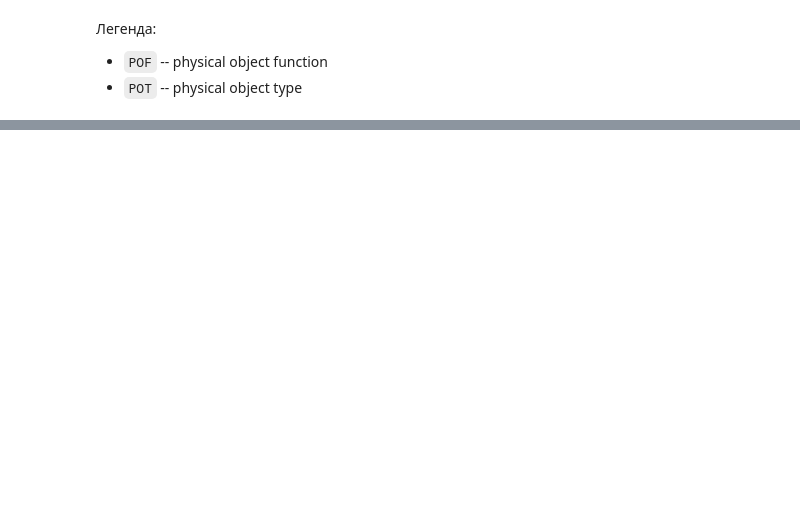
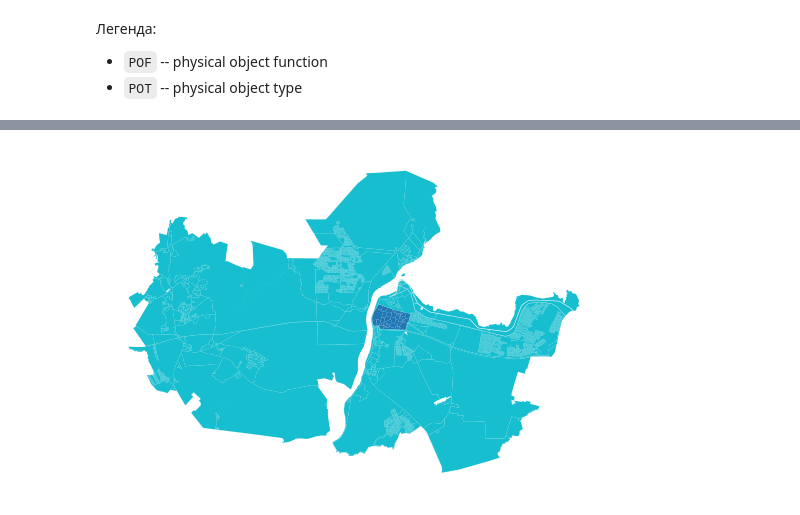
Before and after one commit to vasilstar97/prostor-examples, a Jupyter notebook: examples/Ф35 Ф26 Ф36/0. Подготовка исходных данных.ipynb, the cells around one changed output, grey strips where cells are left out. Cells and saved outputs as stored; diff of their text form; code cells hidden in the pictures; blank space fills up the shorter version.

```diff
--- a/examples/Ф35 Ф26 Ф36/0. Подготовка исходных данных.ipynb
+++ b/examples/Ф35 Ф26 Ф36/0. Подготовка исходных данных.ipynb
@@ -135,0 +186,6 @@ def _get_context_blocks(project_id : int, boundaries : gpd.GeoDataFrame) -> gpd.
+# %%
+from prostor.adapters import adapt_service_types
+
+def get_service_types():
+  service_types = misc.get_service_types()
+  return adapt_service_types(service_types)
@@ -135,0 +197,8 @@ def _get_context_blocks(project_id : int, boundaries : gpd.GeoDataFrame) -> gpd.
+# %%
+from prostor.adapters import adapt_services
+from blocksnet.preprocessing.imputing import impute_services
+
+def _get_context_services(project_id : int, service_types : pd.DataFrame):
+    gdf = projects.get_services(project_id, centers_only=True)
+    gdfs = adapt_services(gdf.reset_index(drop=True), service_types)
+    return {st:impute_services(gdf,st) for st,gdf in gdfs.items()}
@@ -136,13 +249,24 @@ def _get_context_blocks(project_id : int, boundaries : gpd.GeoDataFrame) -> gpd.
+# %%
+service_types = get_service_types()
 # %%
-def get_scenario_blocks(user_scenario_id : int):
+def _get_scenario_info(scenario_id : int) -> tuple[int, int]:
+    scenario = scenarios.get_scenario(scenario_id)
+    project_id = scenario['project']['project_id']
+    project = projects.get_project(project_id)
+    base_scenario_id = project['base_scenario']['id']
+    return project_id, base_scenario_id
+
+def pipeline(user_scenario_id : int, service_types : pd.DataFrame):
     project_id, base_scenario_id = _get_scenario_info(user_scenario_id)
     project_boundaries = _get_project_boundaries(project_id)
-    context_boundaries = _get_context_boundaries(project_id)
+    context_boundaries = _get_context_boundaries(project_id).overlay(project_boundaries, how='difference')
 
-    scenario_blocks = _get_scenario_blocks(user_scenario_id, base_scenario_id, project_boundaries)
-    context_blocks = _get_context_blocks(project_id, context_boundaries.overlay(project_boundaries, how='difference'))
+    scenario_blocks = _scenario_pipeline(user_scenario_id, base_scenario_id, project_boundaries)
+    scenario_blocks['is_context'] = False
+    context_blocks = _context_pipeline(project_id, context_boundaries, service_types)
+    context_blocks['is_context'] = True
     blocks = pd.concat([scenario_blocks, context_blocks]).reset_index(drop=True)
     crs = blocks.estimate_utm_crs()
     return blocks.to_crs(crs)
 
-blocks = get_scenario_blocks(USER_SCENARIO_ID)
+blocks = pipeline(USER_SCENARIO_ID, service_types)
@@ -163,0 +304,4 @@ np.float64(0.0)
+# %%
+blocks.plot('is_context').set_axis_off()
+# %% [output]
+[figure, added]
```
Also changed, not shown: parts of 45 cells of this notebook, 13 other files.
